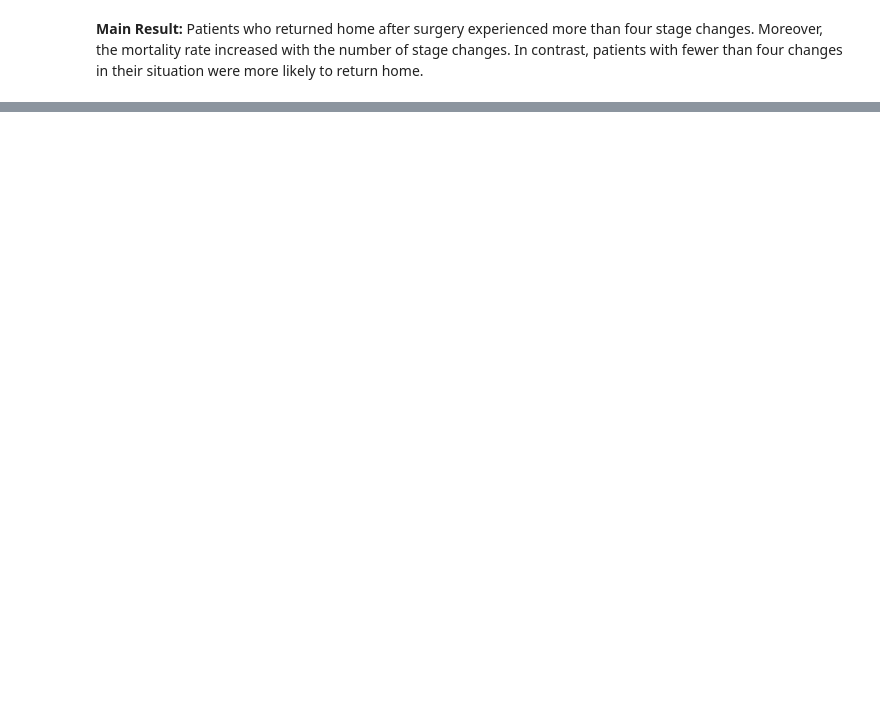
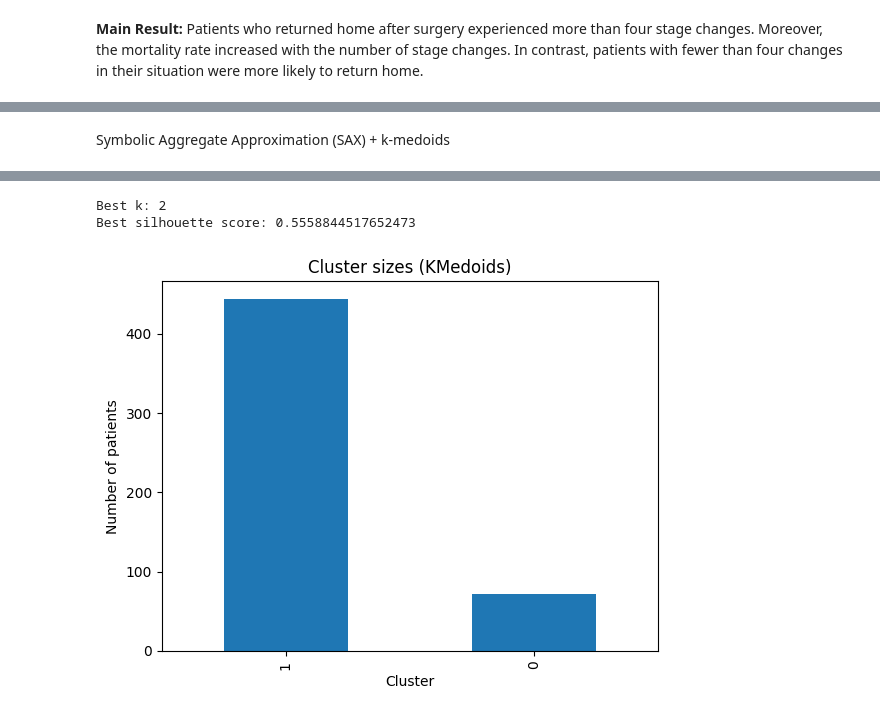
Before and after one commit to SaraGhR/hip-fracture-care-episodes, a Jupyter notebook: hip_fracture_analyzing_clustering.ipynb, the cells around one changed output, grey strips where cells are left out. Cells and saved outputs as stored; diff of their text form; code cells hidden in the pictures; blank space fills up the shorter version.

```diff
--- a/hip_fracture_analyzing_clustering.ipynb
+++ b/hip_fracture_analyzing_clustering.ipynb
@@ -2726,0 +2995,68 @@ for g in groups:
+# %% [markdown]
+Symbolic Aggregate Approximation (SAX) + k-medoids
+# %%
+from pyts.approximation import SymbolicAggregateApproximation
+from sklearn.preprocessing import LabelEncoder
+from sklearn.metrics import silhouette_score
+from pyclustering.cluster.kmedoids import kmedoids
+from pyclustering.utils.metric import distance_metric, type_metric
+
+
+X = df.drop("ID", axis=1).values
+
+# SAX
+sax = SymbolicAggregateApproximation(n_bins=5, strategy="quantile")
+X_sax = sax.fit_transform(X)
+
+# Encoding
+encoder = LabelEncoder()
+X_num = np.array([encoder.fit_transform(row) for row in X_sax])
+
+# Kmedoids
+X = X_num
+
+metric = distance_metric(type_metric.EUCLIDEAN)
+
+sil_scores = {}
+best_score = -1
+best_k = None
+best_labels = None
+best_medoids = None
+
+for k in range(2, 8):
+
+    initial_medoids = list(range(k))
+
+
+    kmedoids_instance = kmedoids(X.tolist(), initial_medoids, data_type='points', metric=metric)
+    kmedoids_instance.process()
+
+    clusters = kmedoids_instance.get_clusters()
+    medoids = kmedoids_instance.get_medoids()
+
+
+    labels = np.zeros(len(X), dtype=int)
+    for cluster_id, points in enumerate(clusters):
+        for p in points:
+            labels[p] = cluster_id
+
+
+    sil = silhouette_score(X, labels)
+    sil_scores[k] = sil
+
+    if sil > best_score:
+        best_score = sil
+        best_k = k
+        best_labels = labels
+        best_medoids = medoids
+
+print("Best k:", best_k)
+print("Best silhouette score:", best_score)
+
+
+pd.Series(best_labels).value_counts().plot(kind="bar")
+plt.title("Cluster sizes (KMedoids)")
+plt.xlabel("Cluster")
+plt.ylabel("Number of patients")
+plt.show()
+# %% [output]
@@ -2726,0 +3080,3 @@ for g in groups:
+Best k: 2
+Best silhouette score: 0.5558844517652473
+[figure, added]
```
Also changed, not shown: parts of 20 cells of this notebook.
